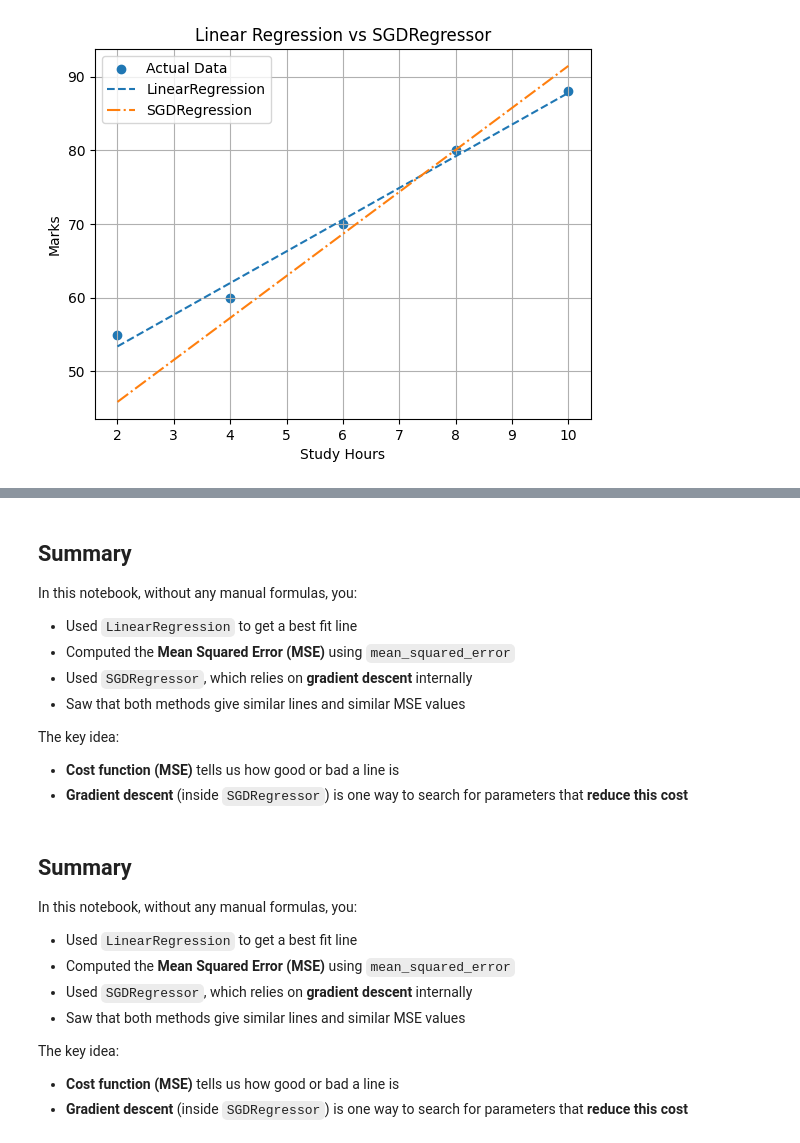
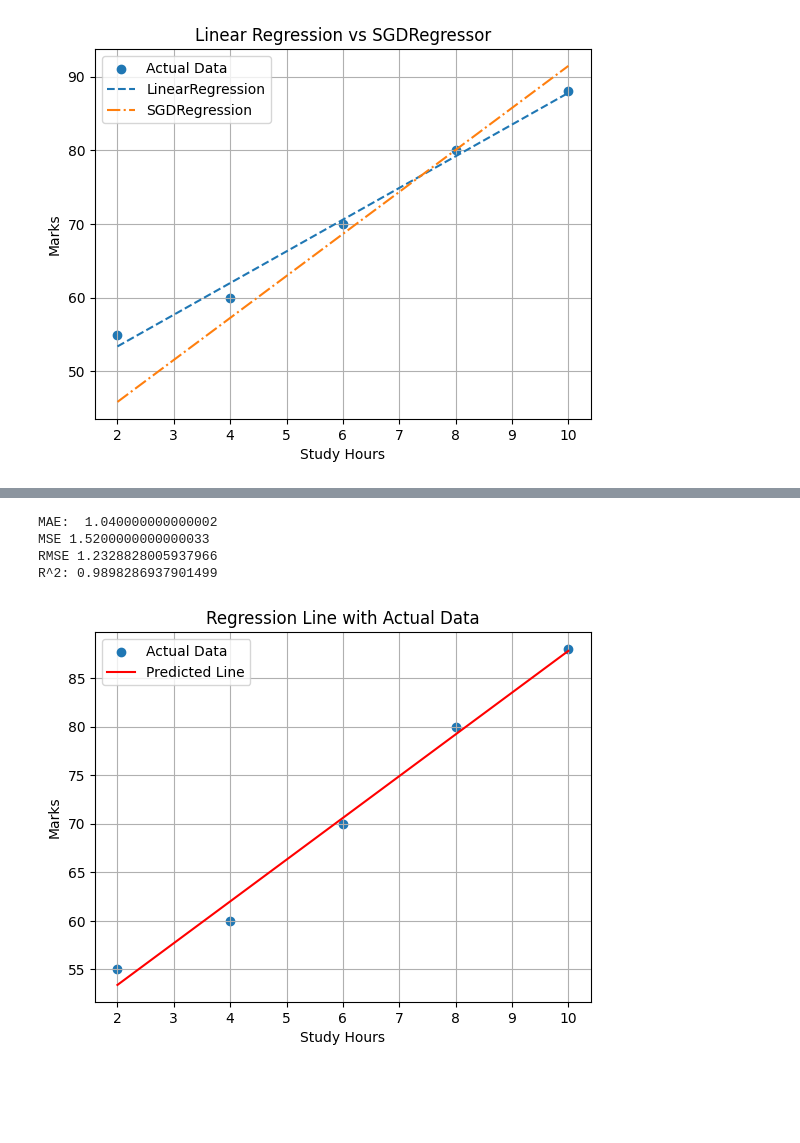
Before and after one commit to Md-Salman-Rahman339/AI-ML, a Jupyter notebook: Module10.ipynb, the cells around one changed output, grey strips where cells are left out. Saved outputs shown, nothing was run; the diff lists cells and outputs as text; code cells hidden in the pictures; blank space fills up the shorter version.

Commit message:
MAE: average error RMSE: punishes large errors R²: variance explained

```diff
--- a/Module10.ipynb
+++ b/Module10.ipynb
@@ -23,4 +23,6 @@ hours, marks
 
 model=LinearRegression()
 model.fit(hours,marks)
+pred = model.predict(hours)
+print(pred)
 # %% [output]
@@ -165,30 +121,0 @@ The key idea:
-# %% [markdown]
-
-## **Summary**
-
-In this notebook, without any manual formulas, you:
-
-- Used `LinearRegression` to get a best fit line
-- Computed the **Mean Squared Error (MSE)** using `mean_squared_error`
-- Used `SGDRegressor`, which relies on **gradient descent** internally
-- Saw that both methods give similar lines and similar MSE values
-
-The key idea:
-
-- **Cost function (MSE)** tells us how good or bad a line is
-- **Gradient descent** (inside `SGDRegressor`) is one way to search for parameters that **reduce this cost**
-# %% [markdown]
-
-## **Summary**
-
-In this notebook, without any manual formulas, you:
-
-- Used `LinearRegression` to get a best fit line
-- Computed the **Mean Squared Error (MSE)** using `mean_squared_error`
-- Used `SGDRegressor`, which relies on **gradient descent** internally
-- Saw that both methods give similar lines and similar MSE values
-
-The key idea:
-
-- **Cost function (MSE)** tells us how good or bad a line is
-- **Gradient descent** (inside `SGDRegressor`) is one way to search for parameters that **reduce this cost**
@@ -194,0 +131,24 @@ The key idea:
+# %%
+#Print Results
+print("MAE: ", mae)
+print("MSE", mse)
+print("RMSE", rmse)
+print("R^2:",r2)
+# %% [output]
+MAE:  1.040000000000002
+MSE 1.5200000000000033
+RMSE 1.2328828005937966
+R^2: 0.9898286937901499
+# %%
+#Visualizing the Fit
+plt.scatter(hours, marks, label="Actual Data")
+plt.plot(hours, pred, color="red", label="Predicted Line")
+
+plt.xlabel("Study Hours")
+plt.ylabel("Marks")
+plt.title("Regression Line with Actual Data")
+plt.legend()
+plt.grid(True)
+plt.show()
+# %% [output]
+[figure, added]
```
Also changed, not shown: parts of 6 cells of this notebook.
